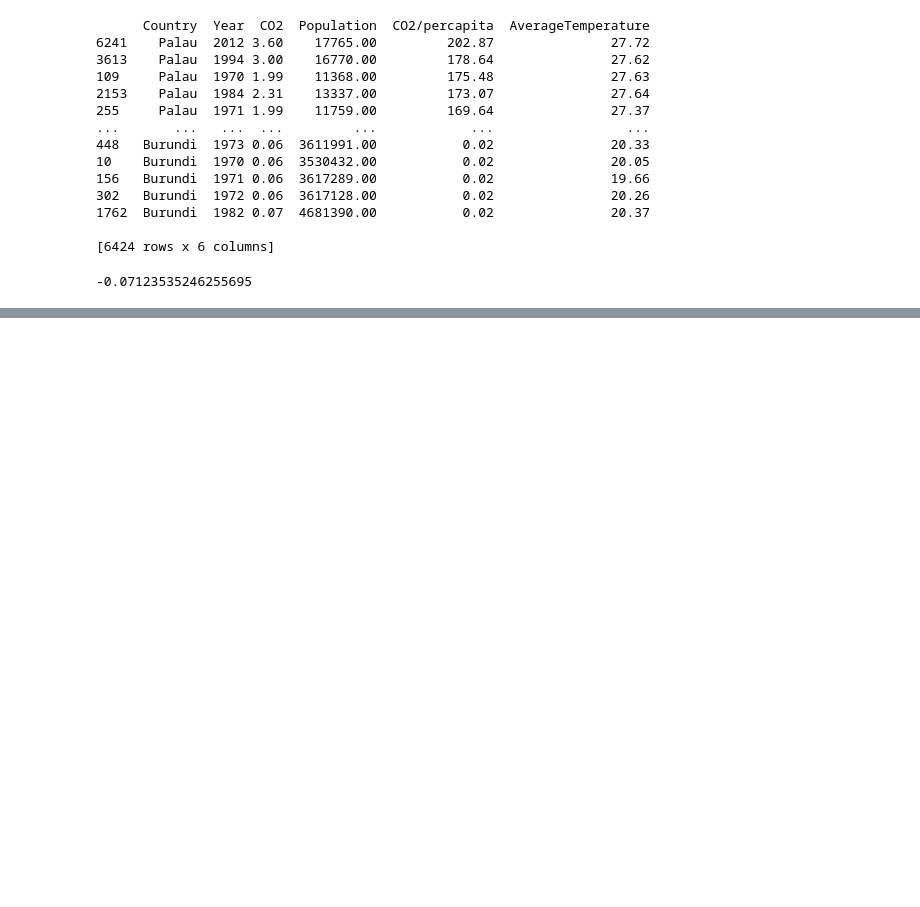
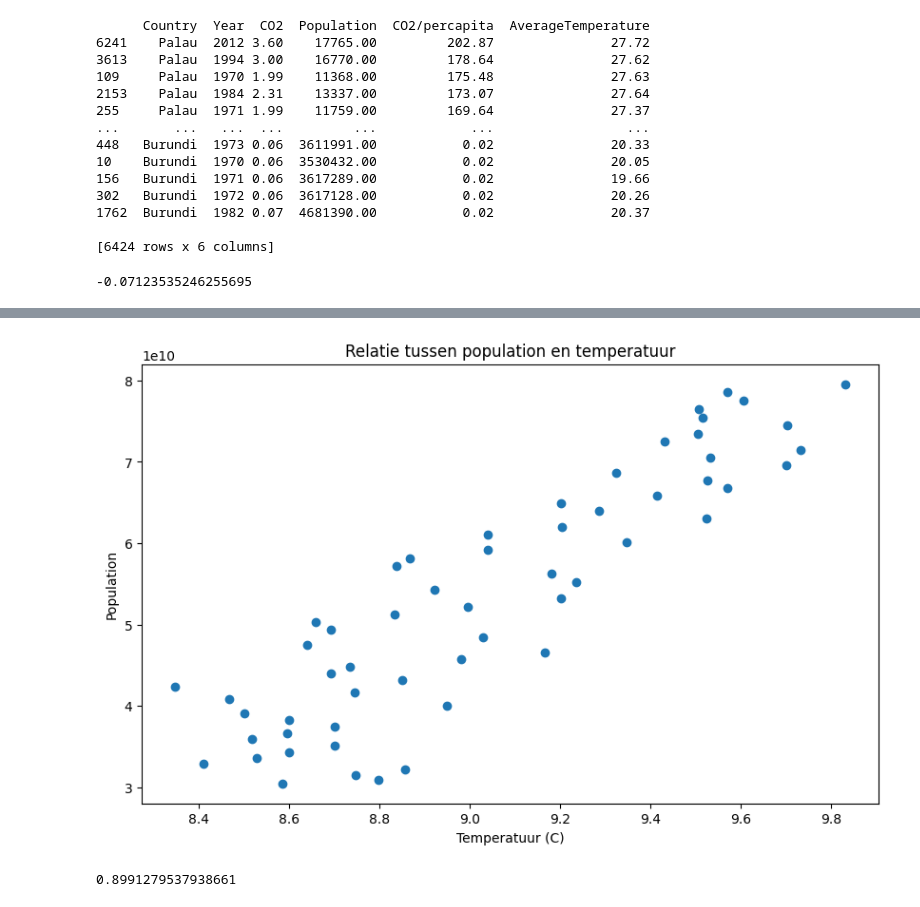
Before and after one commit to rafschmeits/nieuwe-datascience, a Jupyter notebook: climate-watch/climate_watch.ipynb, the cells around one changed output, grey strips where cells are left out. Drawn from its saved outputs; the diff is of its cells as text; code cells hidden in the pictures; blank space fills up the shorter version.

Commit message:
co2, population, gdp (#10)

```diff
--- a/climate-watch/climate_watch.ipynb
+++ b/climate-watch/climate_watch.ipynb
@@ -806,0 +887,5 @@ Name: CO2, dtype: float64
+# %%
+wereld_population_per_jaar = population_long.groupby('Year')[['Population']].sum().reset_index()
+
+
+print(wereld_population_per_jaar)
@@ -806,0 +907,8 @@ Name: CO2, dtype: float64
+# %%
+Tempretuur_population = pd.merge(
+    wereld_population_per_jaar,
+    globaltemperature_per_jaar,
+    on=['Year'],
+    how='inner'
+)
+print(Tempretuur_population)
@@ -806,0 +933,21 @@ Name: CO2, dtype: float64
+# %%
+plt.figure(figsize=(10,6))
+
+plt.scatter(Tempretuur_population['LandAverageTemperature'],
+            Tempretuur_population['Population'])
+
+plt.title('Relatie tussen population en temperatuur')
+plt.xlabel('Temperatuur (C)')
+plt.ylabel('Population')
+
+plt.show()
+# %% [output]
+[figure, added]
+# %%
+correlatie3 = Tempretuur_population['LandAverageTemperature'].corr(
+    Tempretuur_population['Population']
+)
+
+print(correlatie3)
+# %% [output]
+0.8991279537938661
```
Also changed, not shown: parts of 32 cells of this notebook, 3 other files.
